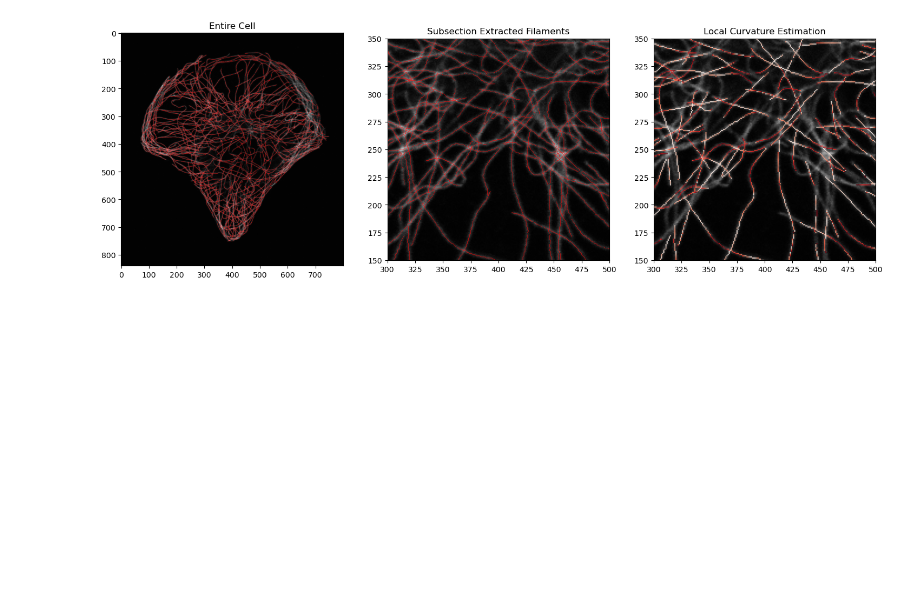
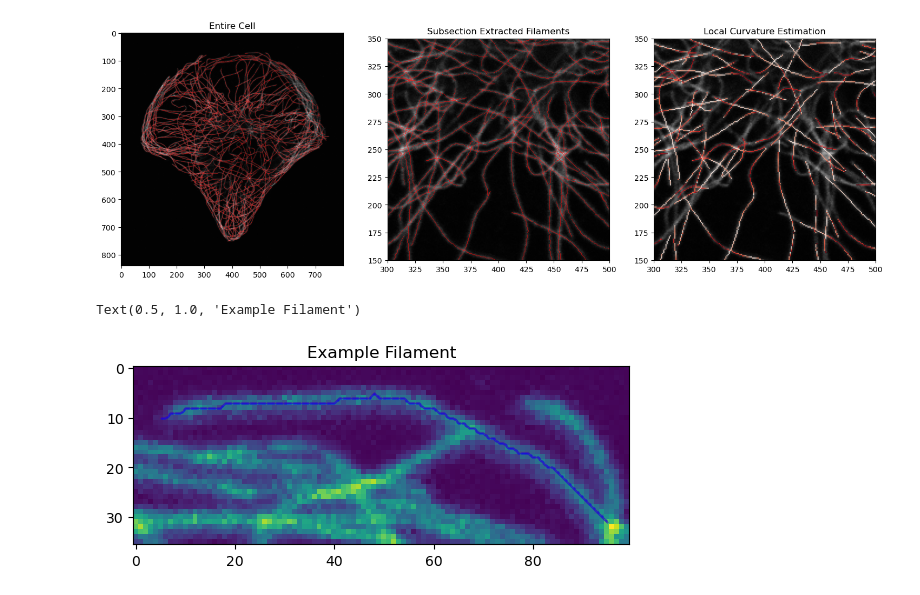
Before and after one commit to rdven/filament-fluorescence-microscopy, a Jupyter notebook: CNN Demo.ipynb, the cells around one changed output. Saved outputs shown, nothing was run; the diff lists cells and outputs as text; code cells hidden in the pictures; blank space fills up the shorter version.

```diff
--- a/CNN Demo.ipynb
+++ b/CNN Demo.ipynb
@@ -66,0 +140,11 @@ for c in C1.filament.curves:
+# %%
+offset = 5
+cv = C1.filament.curves[0]
+frame = [np.min(cv.x)-offset,np.max(cv.x)+offset,np.min(cv.y)-offset,np.max(cv.y)+offset]
+plt.imshow(image1[frame[0]+20:frame[1]+20,frame[2]+20:frame[3]+20])
+plt.plot(cv.y-frame[2],cv.x-frame[0],alpha=0.1,c='red')
+plt.scatter(ipY,ipX,c='b',s=0.1)
+plt.title("Example Filament")
+# %% [output]
+Text(0.5, 1.0, 'Example Filament')
+[figure, added]
```
Also changed, not shown: parts of 4 cells of this notebook, 5 other files.
